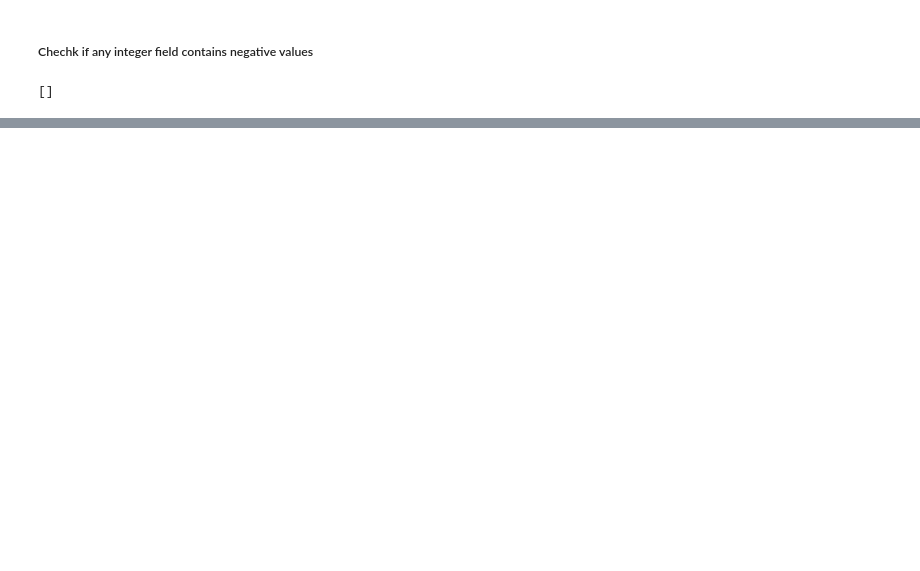
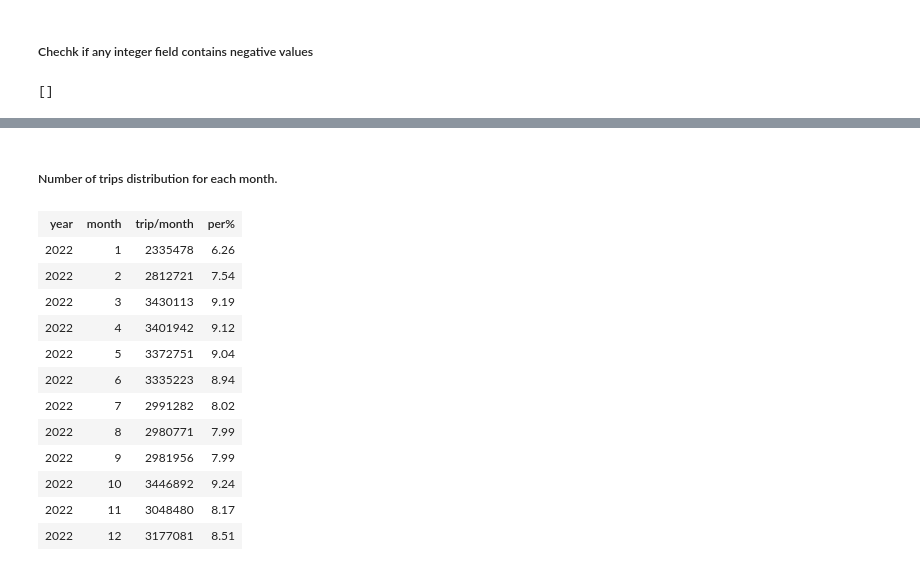
Before and after one commit to KareeemBeltagy/NYC_TCL_Taxi, a Jupyter notebook: Untitled.ipynb, the cells around one changed output, grey strips where cells are left out. Drawn from its saved outputs; the diff is of its cells as text; code cells hidden in the pictures; blank space fills up the shorter version.

```diff
--- a/Untitled.ipynb
+++ b/Untitled.ipynb
@@ -219,0 +252,2 @@ df_final.write.partitionBy("year","month").mode("overwrite").format("parquet").s
+# %%
+total_trips= spark.sparkContext.broadcast(df_trips.count())
@@ -219,0 +257,21 @@ df_final.write.partitionBy("year","month").mode("overwrite").format("parquet").s
+# %% [markdown]
+##### Number of trips distribution for each month.
+# %%
+# total_trips= df_trips.count()
+trip_per_month = df_trips.groupby("year","month").agg(count("*").alias("trip/month")).orderBy(col("month").cast("int")) \
+                .withColumn("per%", round((col("trip/month")/total_trips.value)*100,2))
+trip_per_month
+# %% [output]
+| year | month | trip/month | per% |
+| 2022 | 1 | 2335478 | 6.26 |
+| 2022 | 2 | 2812721 | 7.54 |
+| 2022 | 3 | 3430113 | 9.19 |
+| 2022 | 4 | 3401942 | 9.12 |
+| 2022 | 5 | 3372751 | 9.04 |
+| 2022 | 6 | 3335223 | 8.94 |
+| 2022 | 7 | 2991282 | 8.02 |
+| 2022 | 8 | 2980771 | 7.99 |
+| 2022 | 9 | 2981956 | 7.99 |
+| 2022 | 10 | 3446892 | 9.24 |
+| 2022 | 11 | 3048480 | 8.17 |
+| 2022 | 12 | 3177081 | 8.51 |
```
Also changed, not shown: parts of 33 cells of this notebook.
